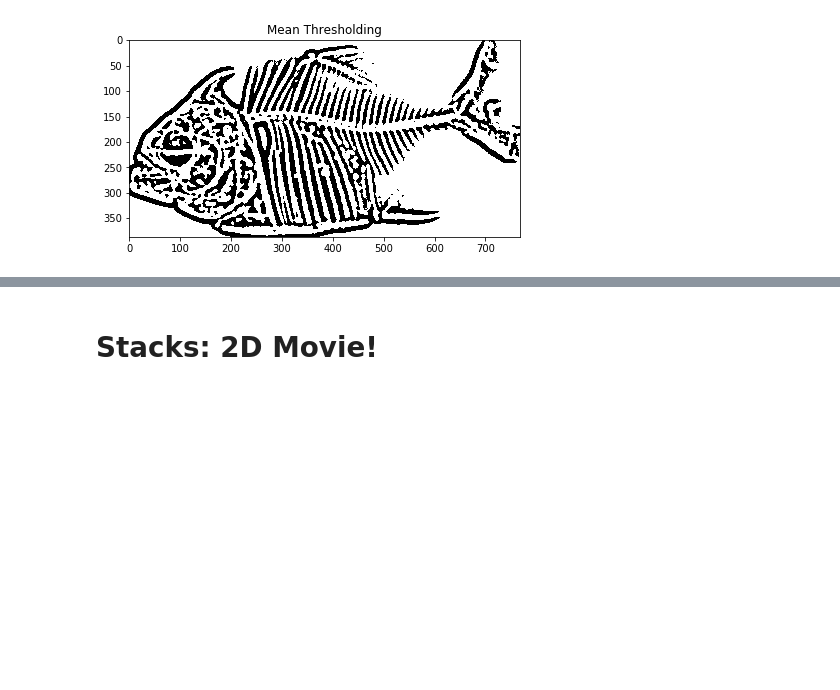
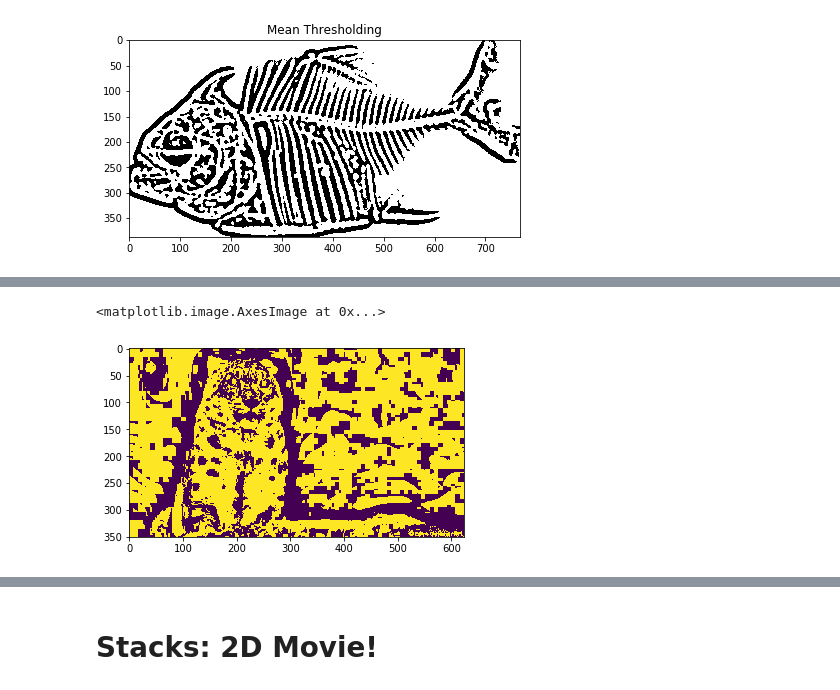
Before and after one commit to cabinetofcuriosity/MorphoSource_explore, a Jupyter notebook: code/morpho_2.ipynb, the cells around one changed output, grey strips where cells are left out. Drawn from its saved outputs; the diff is of its cells as text; code cells hidden in the pictures; blank space fills up the shorter version.

```diff
--- a/code/morpho_2.ipynb
+++ b/code/morpho_2.ipynb
@@ -236,0 +272,6 @@ plt.show()
+# %%
+th = cv2.adaptiveThreshold(grayscaled, 255, cv2.ADAPTIVE_THRESH_GAUSSIAN_C, cv2.THRESH_BINARY, 115, 1)
+plt.imshow(th) #adaptive threshold
+# %% [output]
+<matplotlib.image.AxesImage at 0x...>
+[figure, added]
```
Also changed, not shown: parts of 18 cells of this notebook.
